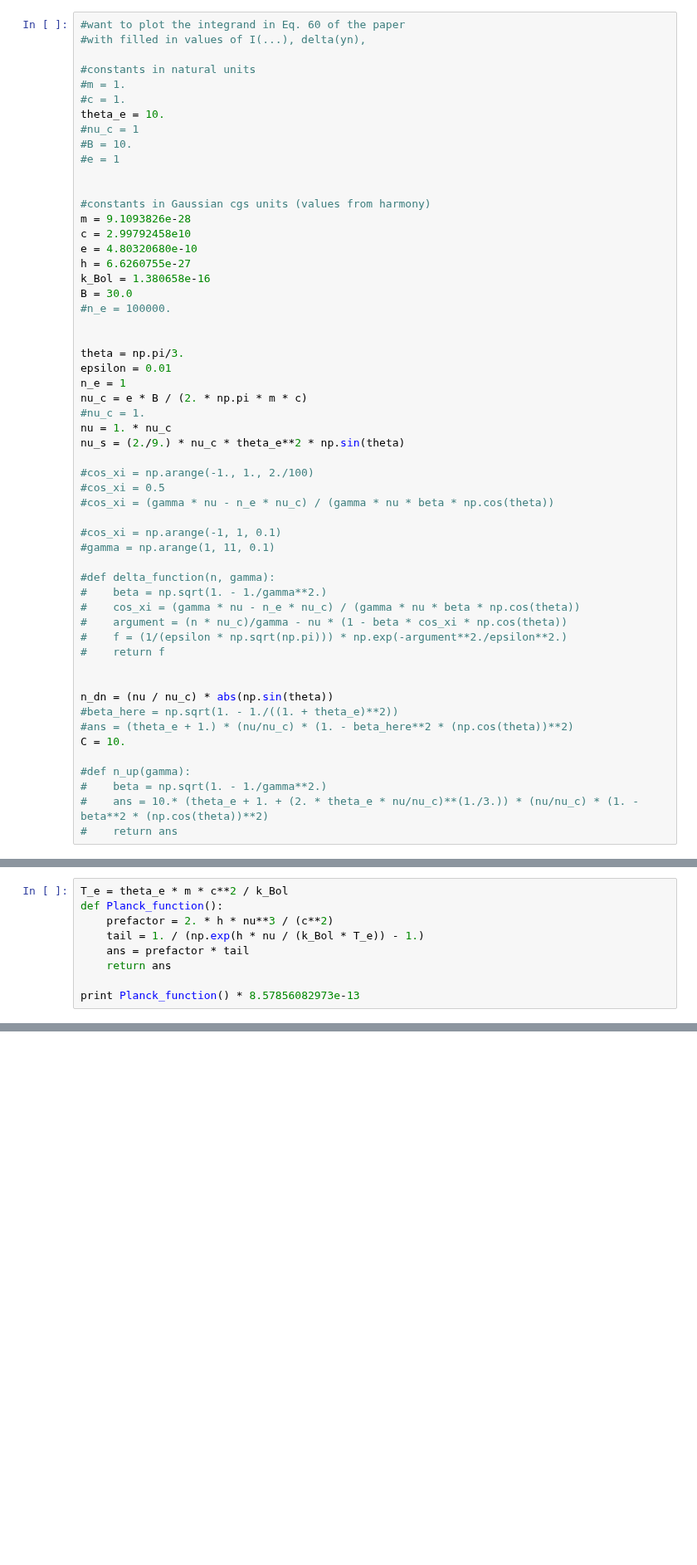
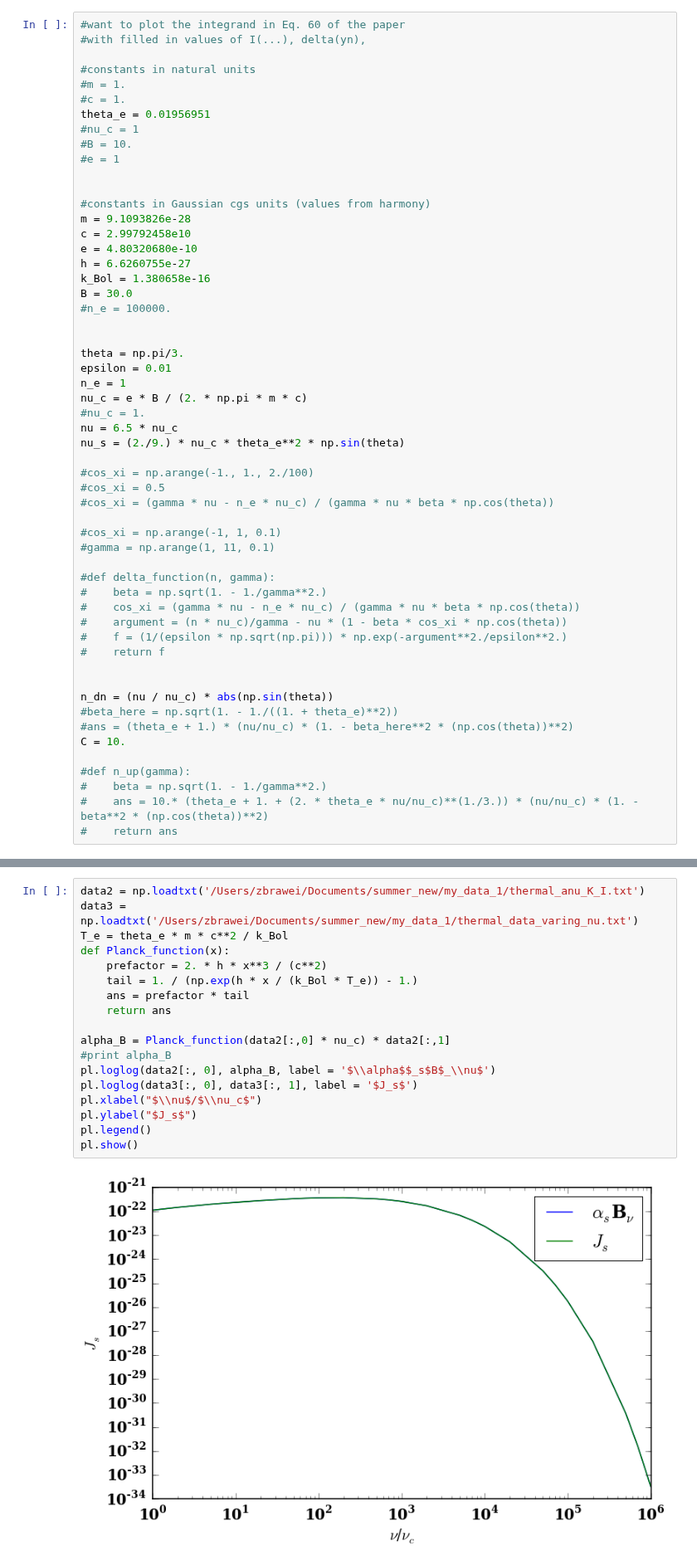
Before and after one commit to ZhaoweiZ/kappa_summer, a Jupyter notebook: absorptivity_thermal_48_with_resonance.ipynb, the cells around one changed output, grey strips where cells are left out. Shown at 83% size. Saved outputs shown, nothing was run; the diff lists cells and outputs as text; blank space fills up the shorter version.

```diff
--- a/absorptivity_thermal_48_with_resonance.ipynb
+++ b/absorptivity_thermal_48_with_resonance.ipynb
@@ -40,7 +40,7 @@ pl.rcParams['ytick.direction']  = 'in'
 #constants in natural units
 #m = 1.
 #c = 1.
-theta_e = 10.
+theta_e = 0.01956951
 #nu_c = 1
 #B = 10.
 #e = 1
@@ -61,7 +61,7 @@ epsilon = 0.01
 n_e = 1
 nu_c = e * B / (2. * np.pi * m * c)
 #nu_c = 1.
-nu = 1. * nu_c
+nu = 6.5 * nu_c
 nu_s = (2./9.) * nu_c * theta_e**2 * np.sin(theta)
 
 #cos_xi = np.arange(-1., 1., 2./100)
@@ -179,9 +242,0 @@ print anu_62_sum_to_n_max_integral_to_n_limit(n_max_sum)
-# %%
-T_e = theta_e * m * c**2 / k_Bol
-def Planck_function():
-    prefactor = 2. * h * nu**3 / (c**2)
-    tail = 1. / (np.exp(h * nu / (k_Bol * T_e)) - 1.)
-    ans = prefactor * tail
-    return ans
-
-print Planck_function() * 8.57856082973e-13
@@ -189,0 +243,20 @@ print Planck_function() * 8.57856082973e-13
+# %%
+data2 = np.loadtxt('/Users/zbrawei/Documents/summer_new/my_data_1/thermal_anu_K_I.txt')
+data3 = np.loadtxt('/Users/zbrawei/Documents/summer_new/my_data_1/thermal_data_varing_nu.txt')
+T_e = theta_e * m * c**2 / k_Bol
+def Planck_function(x):
+    prefactor = 2. * h * x**3 / (c**2)
+    tail = 1. / (np.exp(h * x / (k_Bol * T_e)) - 1.)
+    ans = prefactor * tail
+    return ans
+
+alpha_B = Planck_function(data2[:,0] * nu_c) * data2[:,1]
+#print alpha_B
+pl.loglog(data2[:, 0], alpha_B, label = '$\\alpha$$_s$B$_\\nu$')
+pl.loglog(data3[:, 0], data3[:, 1], label = '$J_s$')
+pl.xlabel("$\\nu$/$\\nu_c$")
+pl.ylabel("$J_s$")
+pl.legend()
+pl.show()
+# %% [output]
+[figure, added]
```
Also changed, not shown: parts of 8 cells of this notebook, 6 other files.
